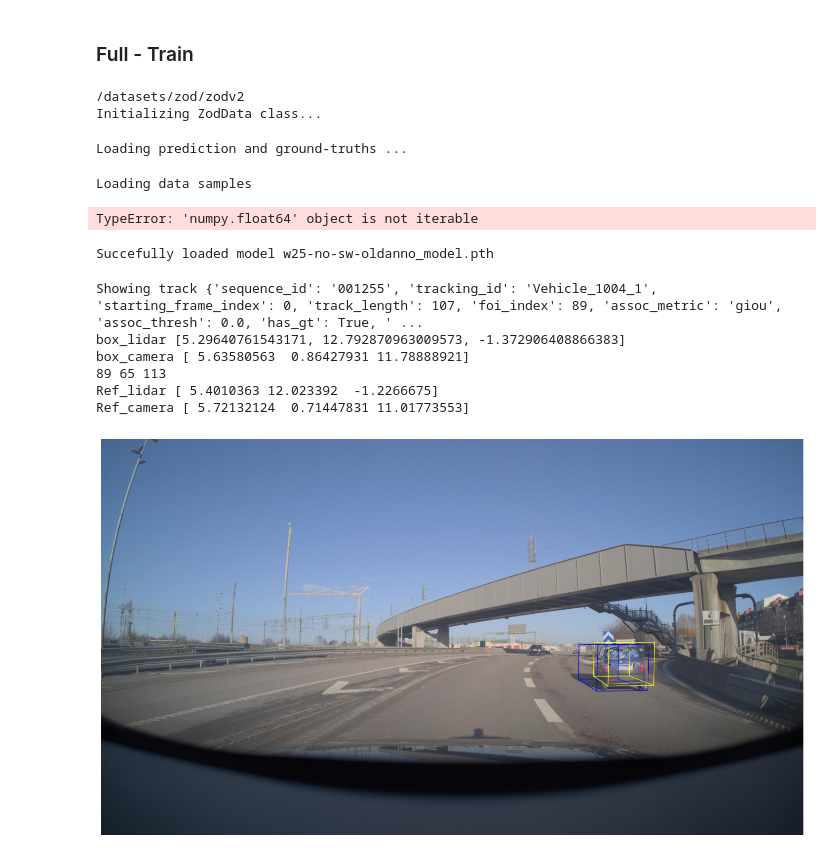
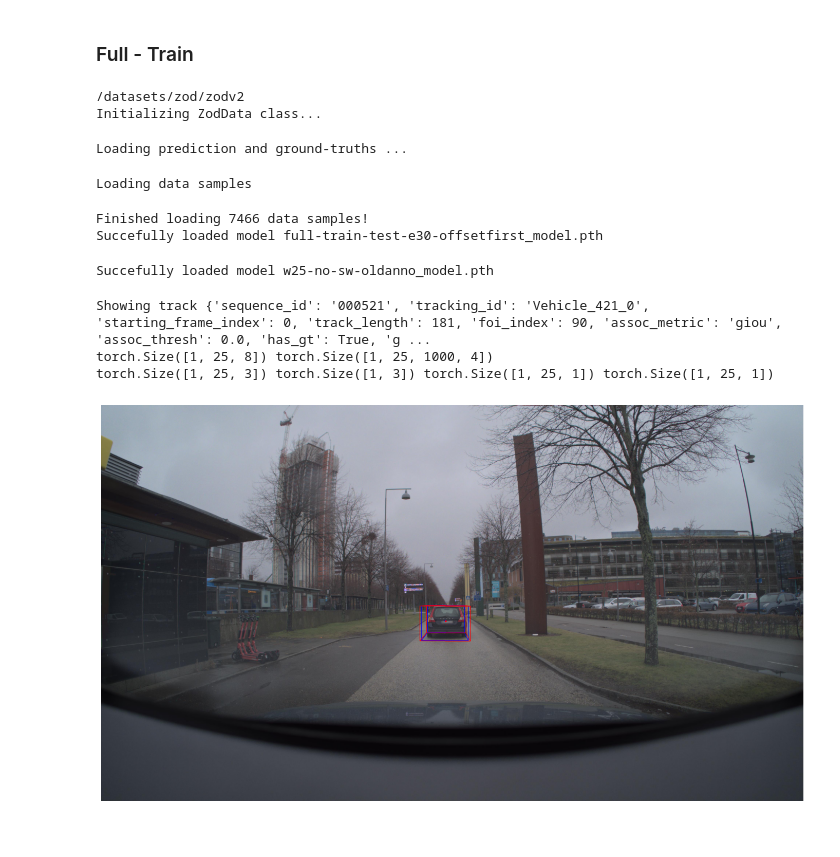
Before and after one commit to ajansbin/thesis-autoann, a Jupyter notebook: Visualizer/visualizer/vis_example.ipynb, the cells around one changed output. Saved outputs shown, nothing was run; the diff lists cells and outputs as text; code cells hidden in the pictures.

```diff
--- a/Visualizer/visualizer/vis_example.ipynb
+++ b/Visualizer/visualizer/vis_example.ipynb
@@ -45,40 +44,37 @@ import visualizer
 conf_path = '/staging/agp/masterthesis/2023autoann/storage/smoothing/autoannsmoothing/pc-track/config.yaml'
 version = 'full'
 split = "train"
-result_path = f"/staging/agp/masterthesis/2023autoann/storage/tracking/SimpleTrack_zod_{version}_{split}/results/Vehicle/results_lidar.json"
-anno_path = '/staging/agp/masterthesis/2023autoann/storage/annotations.json'
+result_path = f"/staging/agp/masterthesis/2023autoann/storage/tracking/SimpleTrack_zod_{version}_{split}/results/Vehicle/results.json"
 data_path = "/datasets/zod/zodv2"
-model_path = '/staging/agp/masterthesis/2023autoann/storage/smoothing/autoannsmoothing/pc-track/w25-sw-trans-scorew1-lr1-4-rotnorm-e100_model.pth'
+model_path = '/staging/agp/masterthesis/2023autoann/storage/smoothing/autoannsmoothing/pc-track/full-train-test-e30-offsetfirst_model.pth'
 remove_non_foi_tracks = True
 remove_non_gt_tracks = True
 
-viz = visualizer.VisualizeResults(conf_path, version, split, result_path, anno_path, data_path, remove_non_foi_tracks, remove_non_gt_tracks)
-viz.load_model(model_path)
+viz_full = visualizer.VisualizeResults(conf_path, version, split, result_path, data_path, remove_non_foi_tracks, remove_non_gt_tracks)
+viz_full.load_model(model_path)
 # %% [output]
 /datasets/zod/zodv2
 Initializing ZodData class...
 Loading prediction and ground-truths ...
 Loading data samples
-TypeError: 'numpy.float64' object is not iterable
+Finished loading 7466 data samples!
+Succefully loaded model full-train-test-e30-offsetfirst_model.pth
 # %%
 ### Load new model ###
 model_path = '/staging/agp/masterthesis/2023autoann/storage/smoothing/autoannsmoothing/pc-track/w25-no-sw-oldanno_model.pth'
-viz.load_model(model_path)
+viz_full.load_model(model_path)
 # %% [output]
 Succefully loaded model w25-no-sw-oldanno_model.pth
 # %%
-track_index = 3800
-frame_track_index = 89
-viz.plot_track_index(track_index, frame_track_index, show_lidar=True, show_det=True, show_ref=True, show_gt=False, score_thresh=0.0)
+track_index = 1003
+frame_track_index = 90
+viz_full.plot_track_index(track_index, frame_track_index, show_lidar=False, show_det=True, show_ref=True, show_gt=True, score_thresh=0.0)
 
 #interesting: 1199, 7001 (28)
 # %% [output]
-Showing track {'sequence_id': '001255', 'tracking_id': 'Vehicle_1004_1', 'starting_frame_index': 0, 'track_length': 107, 'foi_index': 89, 'assoc_metric': 'giou', 'assoc_thresh': 0.0, 'has_gt': True, ' ...
-box_lidar [5.29640761543171, 12.792870963009573, -1.372906408866383]
-box_camera [ 5.63580563  0.86427931 11.78888921]
-89 65 113
-Ref_lidar [ 5.4010363 12.023392  -1.2266675]
-Ref_camera [ 5.72132124  0.71447831 11.01773553]
+Showing track {'sequence_id': '000521', 'tracking_id': 'Vehicle_421_0', 'starting_frame_index': 0, 'track_length': 181, 'foi_index': 90, 'assoc_metric': 'giou', 'assoc_thresh': 0.0, 'has_gt': True, 'g ...
+torch.Size([1, 25, 8]) torch.Size([1, 25, 1000, 4])
+torch.Size([1, 25, 3]) torch.Size([1, 3]) torch.Size([1, 25, 1]) torch.Size([1, 25, 1])
-[figure, old version]
+[figure, new version]
 # %%
 
```
Also changed, not shown: parts of 3 cells of this notebook, 15 other files.
